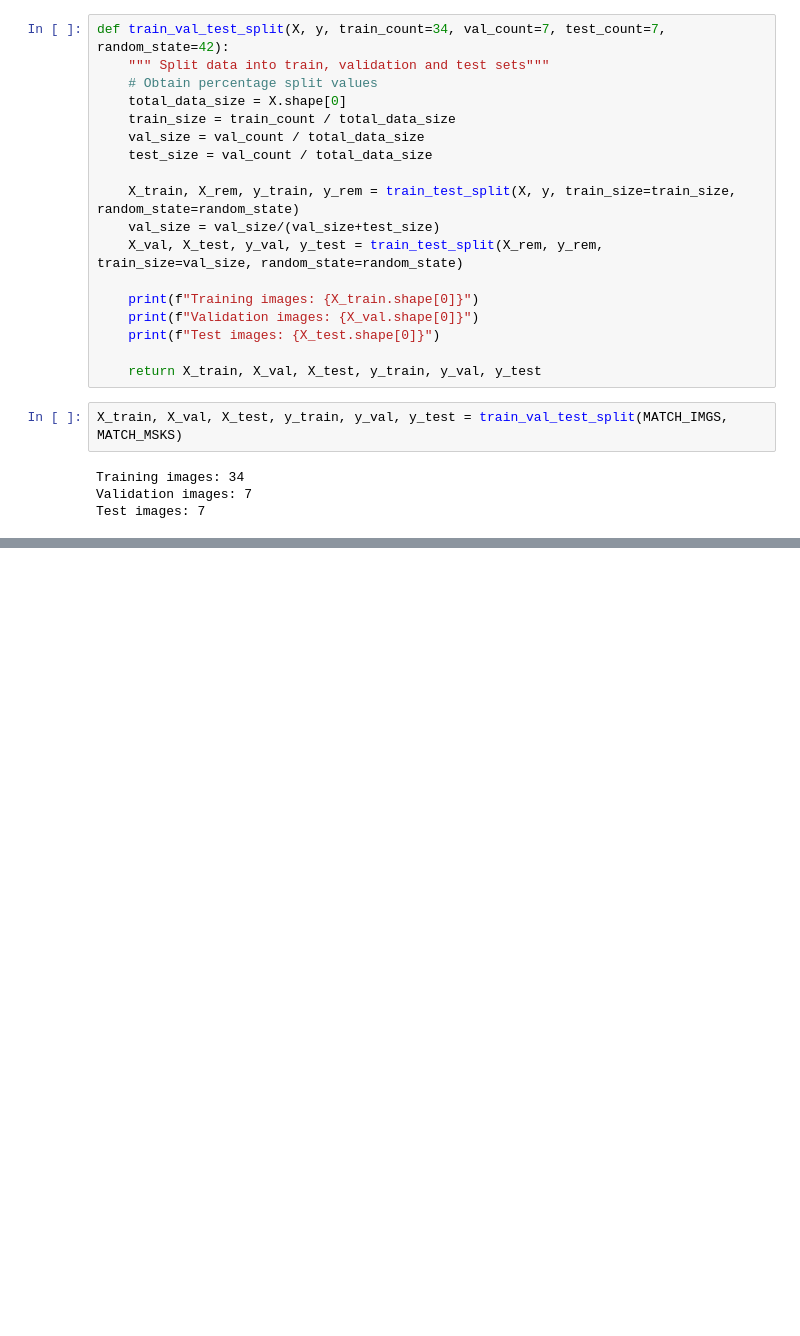
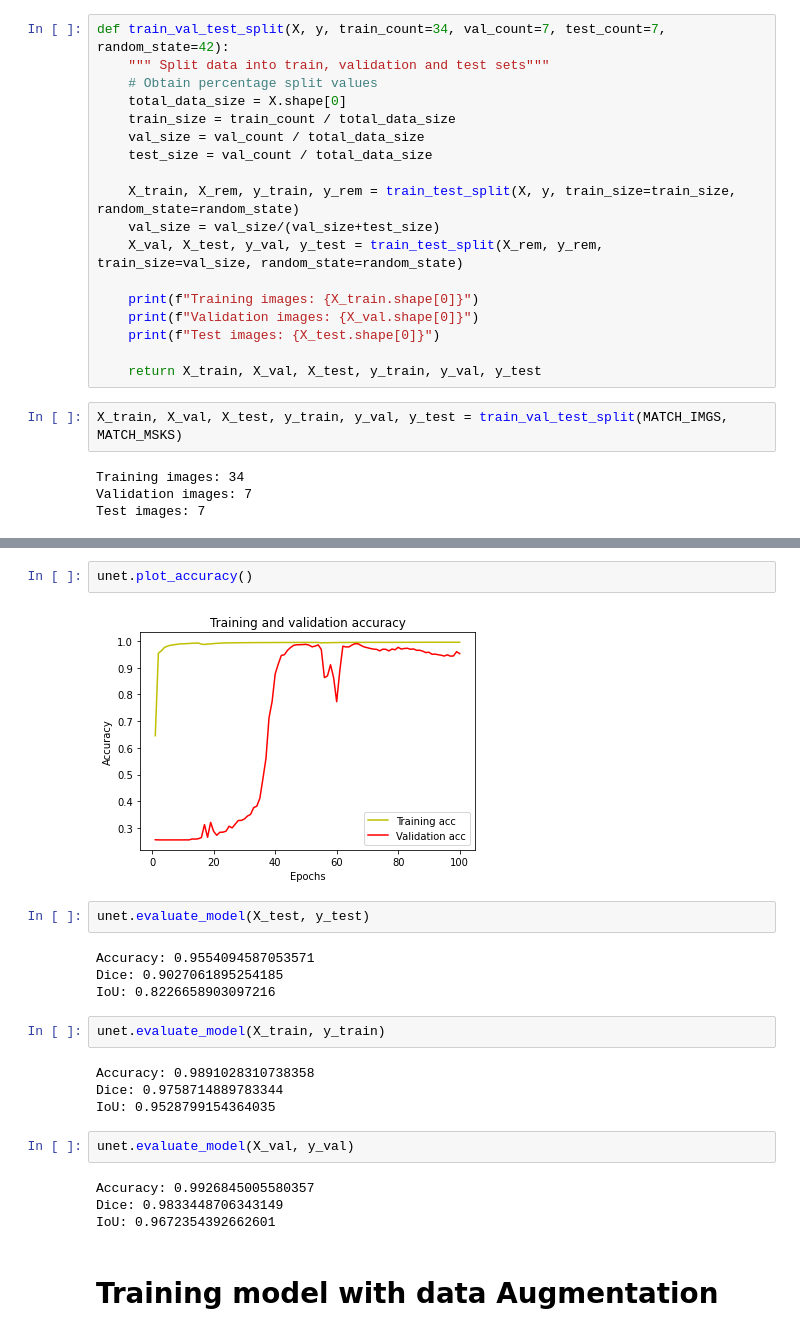
Before and after one commit to ThishenP/puzzle-piece-segmentation, a Jupyter notebook: UNET.ipynb, the cells around one changed output, grey strips where cells are left out. Cells and saved outputs as stored; diff of their text form; blank space fills up the shorter version.

```diff
--- a/UNET.ipynb
+++ b/UNET.ipynb
@@ -323,0 +327,24 @@ IoU: 0.9840105794662178
+# %%
+unet.plot_accuracy()
+# %% [output]
+[figure, added]
+# %%
+unet.evaluate_model(X_test, y_test)
+# %% [output]
+Accuracy: 0.9554094587053571
+Dice: 0.9027061895254185
+IoU: 0.8226658903097216
+# %%
+unet.evaluate_model(X_train, y_train)
+# %% [output]
+Accuracy: 0.9891028310738358
+Dice: 0.9758714889783344
+IoU: 0.9528799154364035
+# %%
+unet.evaluate_model(X_val, y_val)
+# %% [output]
+Accuracy: 0.9926845005580357
+Dice: 0.9833448706343149
+IoU: 0.9672354392662601
+# %% [markdown]
+# Training model with data Augmentation
```
Also changed, not shown: parts of 53 cells of this notebook.
